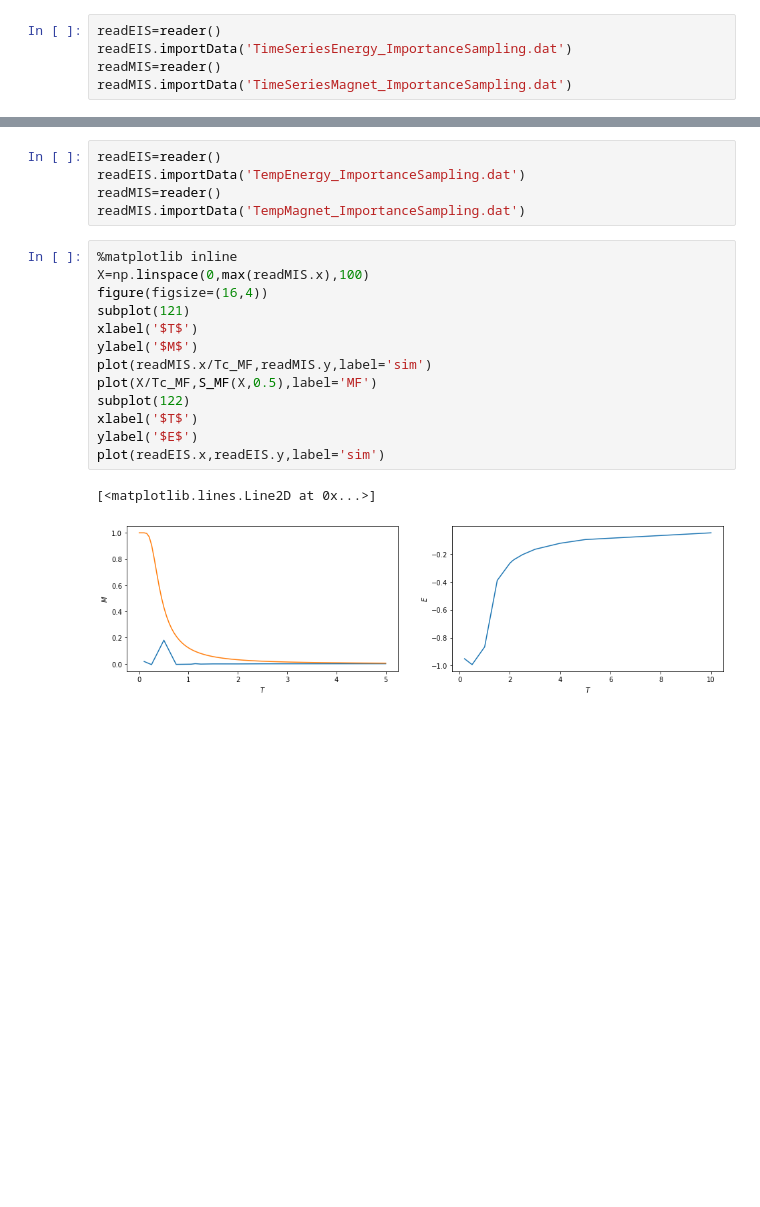
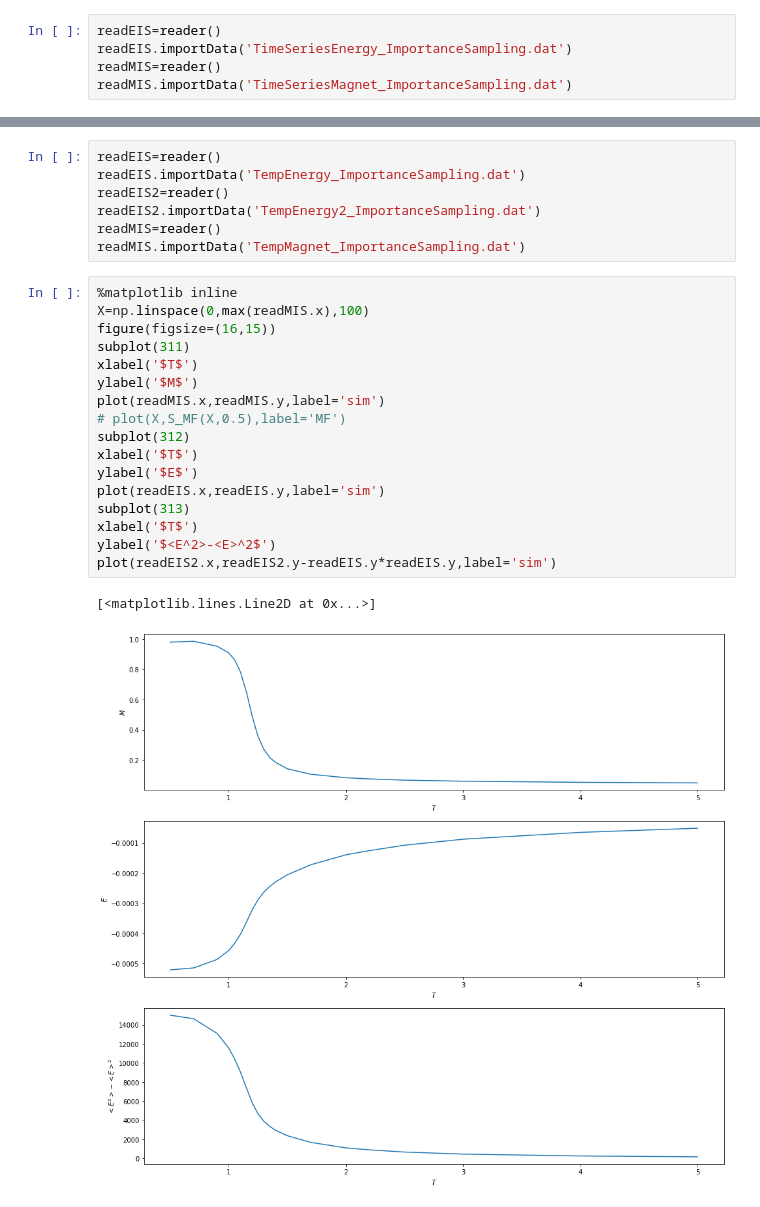
Before and after one commit to tonimueller/IsingMagnet, a Jupyter notebook: Analyze/AnalyeCPPCode.ipynb, the cells around one changed output, grey strips where cells are left out. Cells and saved outputs as stored; diff of their text form; blank space fills up the shorter version.

```diff
--- a/Analyze/AnalyeCPPCode.ipynb
+++ b/Analyze/AnalyeCPPCode.ipynb
@@ -77,21 +78,27 @@ legend(loc='best')
 # %%
 readEIS=reader()
 readEIS.importData('TempEnergy_ImportanceSampling.dat')
+readEIS2=reader()
+readEIS2.importData('TempEnergy2_ImportanceSampling.dat')
 readMIS=reader()
 readMIS.importData('TempMagnet_ImportanceSampling.dat')
 # %%
 %matplotlib inline
 X=np.linspace(0,max(readMIS.x),100)
-figure(figsize=(16,4))
-subplot(121)
+figure(figsize=(16,15))
+subplot(311)
 xlabel('$T$')
 ylabel('$M$')
-plot(readMIS.x/Tc_MF,readMIS.y,label='sim')
-plot(X/Tc_MF,S_MF(X,0.5),label='MF')
-subplot(122)
+plot(readMIS.x,readMIS.y,label='sim')
+# plot(X,S_MF(X,0.5),label='MF')
+subplot(312)
 xlabel('$T$')
 ylabel('$E$')
 plot(readEIS.x,readEIS.y,label='sim')
+subplot(313)
+xlabel('$T$')
+ylabel('$<E^2>-<E>^2$')
+plot(readEIS2.x,readEIS2.y-readEIS.y*readEIS.y,label='sim')
 # %% [output]
 [<matplotlib.lines.Line2D at 0x...>]
-[figure, old version]
+[figure, new version]
```
Also changed, not shown: parts of 1 cell of this notebook, 3 other files.
